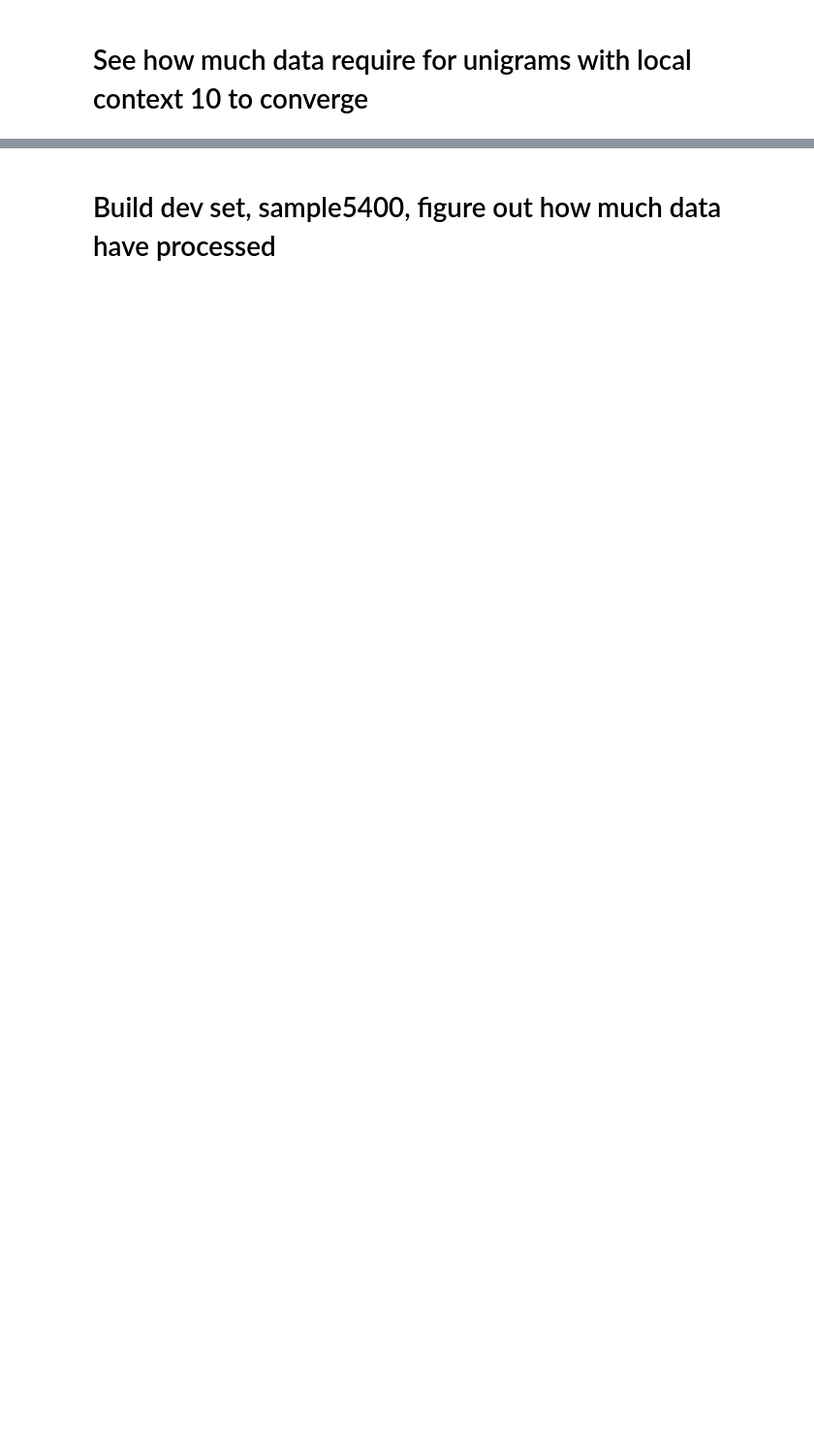
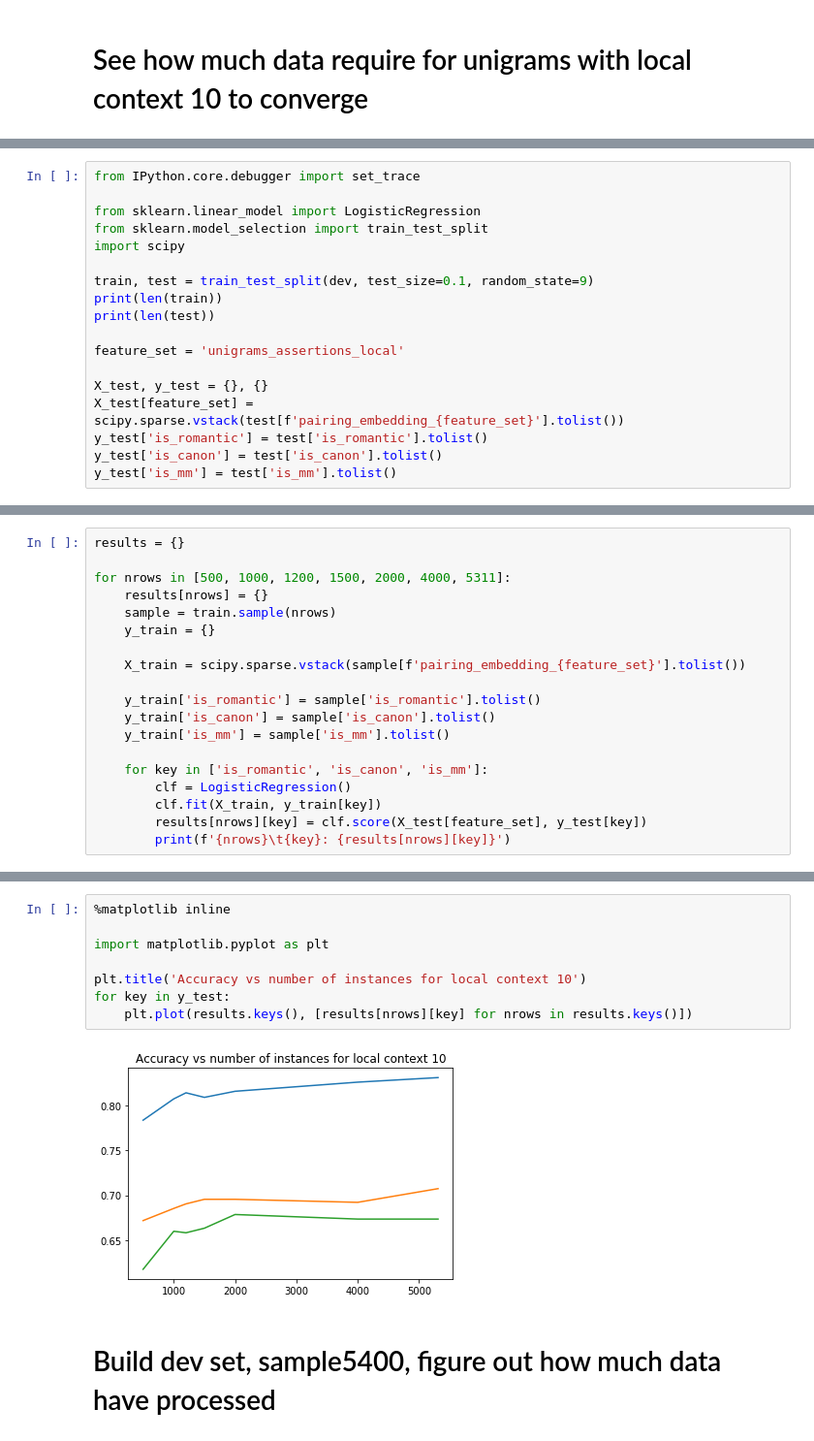
Before and after one commit to michaelmilleryoder/fanfiction-scripts, a Jupyter notebook: jupyter/emnlp2019_context_window.ipynb, the cells around one changed output, grey strips where cells are left out. Shown at 97% size. Saved outputs shown, nothing was run; the diff lists cells and outputs as text; blank space fills up the shorter version.

```diff
--- a/jupyter/emnlp2019_context_window.ipynb
+++ b/jupyter/emnlp2019_context_window.ipynb
@@ -8,0 +155,18 @@ for nrows in [200, 400, 600, 853]:
+# %%
+from IPython.core.debugger import set_trace
+
+from sklearn.linear_model import LogisticRegression
+from sklearn.model_selection import train_test_split
+import scipy
+
+train, test = train_test_split(dev, test_size=0.1, random_state=9)
+print(len(train))
+print(len(test))
+
+feature_set = 'unigrams_assertions_local'
+
+X_test, y_test = {}, {}
+X_test[feature_set] = scipy.sparse.vstack(test[f'pairing_embedding_{feature_set}'].tolist())
+y_test['is_romantic'] = test['is_romantic'].tolist()
+y_test['is_canon'] = test['is_canon'].tolist()
+y_test['is_mm'] = test['is_mm'].tolist()
@@ -8,0 +176,19 @@ for nrows in [200, 400, 600, 853]:
+# %%
+results = {}
+
+for nrows in [500, 1000, 1200, 1500, 2000, 4000, 5311]:
+    results[nrows] = {}
+    sample = train.sample(nrows)
+    y_train = {}
+
+    X_train = scipy.sparse.vstack(sample[f'pairing_embedding_{feature_set}'].tolist())
+
+    y_train['is_romantic'] = sample['is_romantic'].tolist()
+    y_train['is_canon'] = sample['is_canon'].tolist()
+    y_train['is_mm'] = sample['is_mm'].tolist()
+
+    for key in ['is_romantic', 'is_canon', 'is_mm']:
+        clf = LogisticRegression()
+        clf.fit(X_train, y_train[key])
+        results[nrows][key] = clf.score(X_test[feature_set], y_test[key])
+        print(f'{nrows}\t{key}: {results[nrows][key]}')
@@ -9,3 +213,13 @@ for nrows in [200, 400, 600, 853]:
+# %%
+%matplotlib inline
+
+import matplotlib.pyplot as plt
+
+plt.title('Accuracy vs number of instances for local context 10')
+for key in y_test:
+    plt.plot(results.keys(), [results[nrows][key] for nrows in results.keys()])
+# %% [output]
+[figure, added]
 # %% [markdown]
 # Build dev set, sample5400, figure out how much data have processed
 # %%
```
Also changed, not shown: parts of 25 cells of this notebook, 1 other file.
